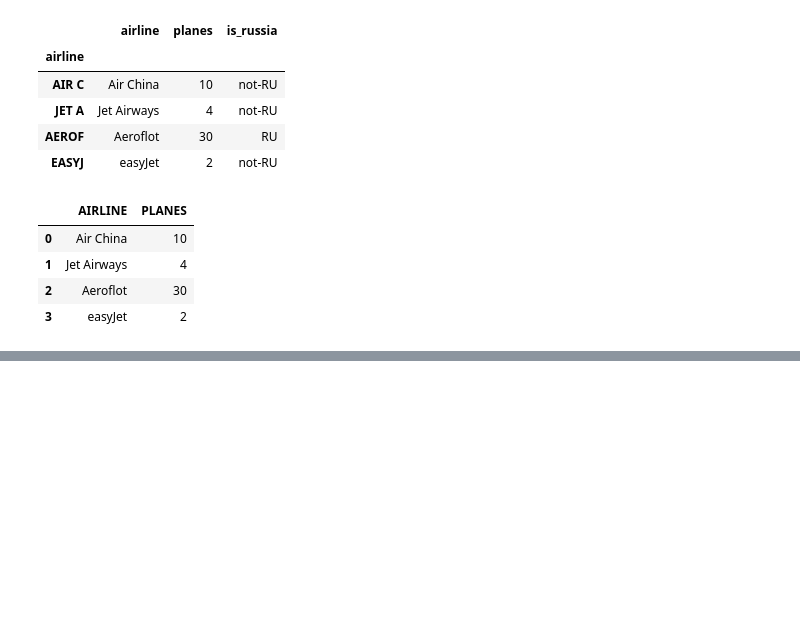
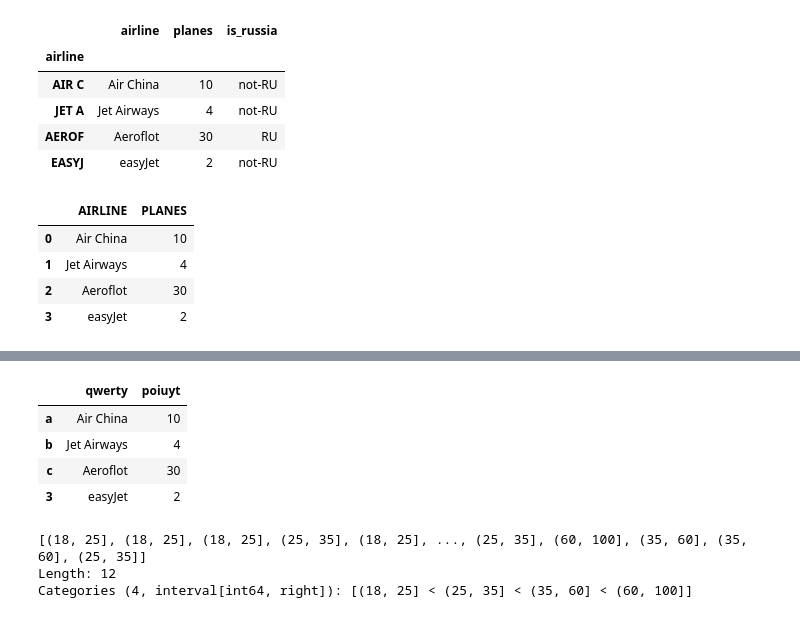
Before and after one commit to kroninam/My_notes_for_Pandas, a Jupyter notebook: 007_Pandas_чистка_и_подготовка_данных_к_анализу.ipynb, the cells around one changed output, grey strips where cells are left out. Saved outputs shown, nothing was run; the diff lists cells and outputs as text; code cells hidden in the pictures; blank space fills up the shorter version.

```diff
--- a/007_Pandas_чистка_и_подготовка_данных_к_анализу.ipynb
+++ b/007_Pandas_чистка_и_подготовка_данных_к_анализу.ipynb
@@ -779,0 +815,8 @@ df
+# %%
+df.rename(columns = {'airline': 'qwerty', 'planes': 'poiuyt'}, index = {0:'a', 1:'b', 2: 'c'})
+# %% [output]
+|  | qwerty | poiuyt |
+| a | Air China | 10 |
+| b | Jet Airways | 4 |
+| c | Aeroflot | 30 |
+| 3 | easyJet | 2 |
@@ -779,0 +838,6 @@ df
+# %%
+pd.cut(ages, bins)
+# %% [output]
+[(18, 25], (18, 25], (18, 25], (25, 35], (18, 25], ..., (25, 35], (60, 100], (35, 60], (35, 60], (25, 35]]
+Length: 12
+Categories (4, interval[int64, right]): [(18, 25] < (25, 35] < (35, 60] < (60, 100]]
```
Also changed, not shown: parts of 40 cells of this notebook.
